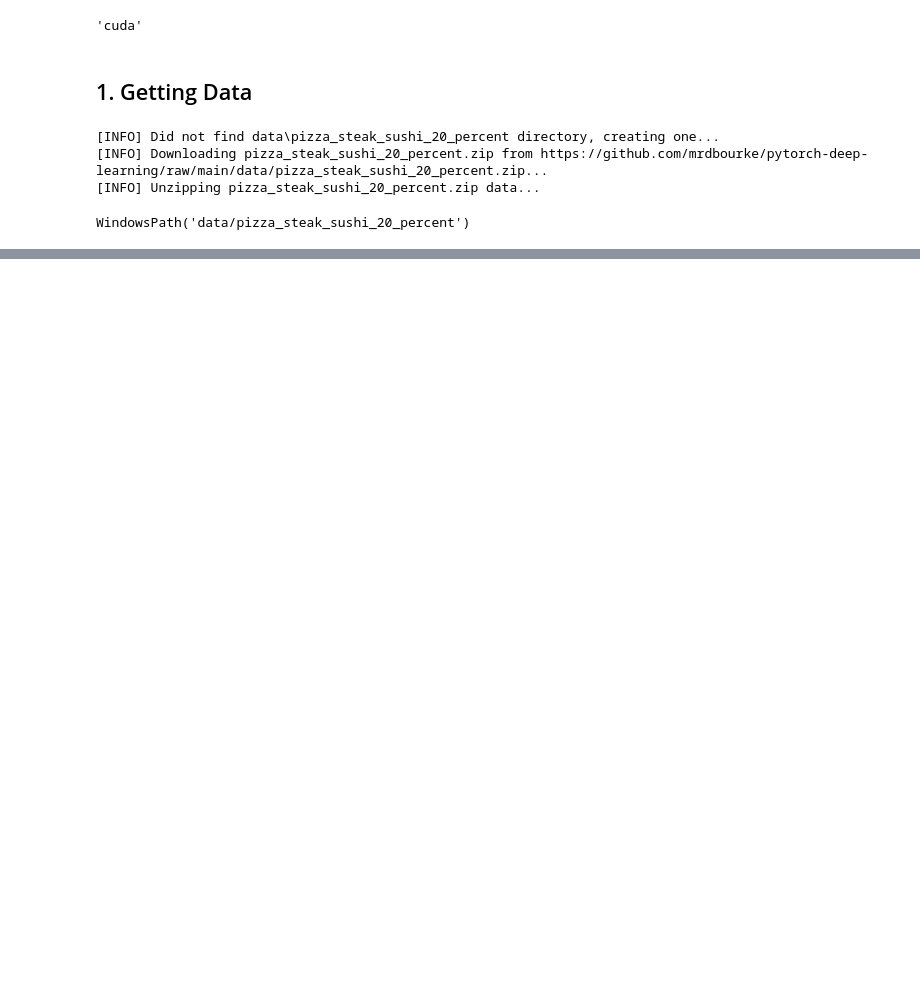
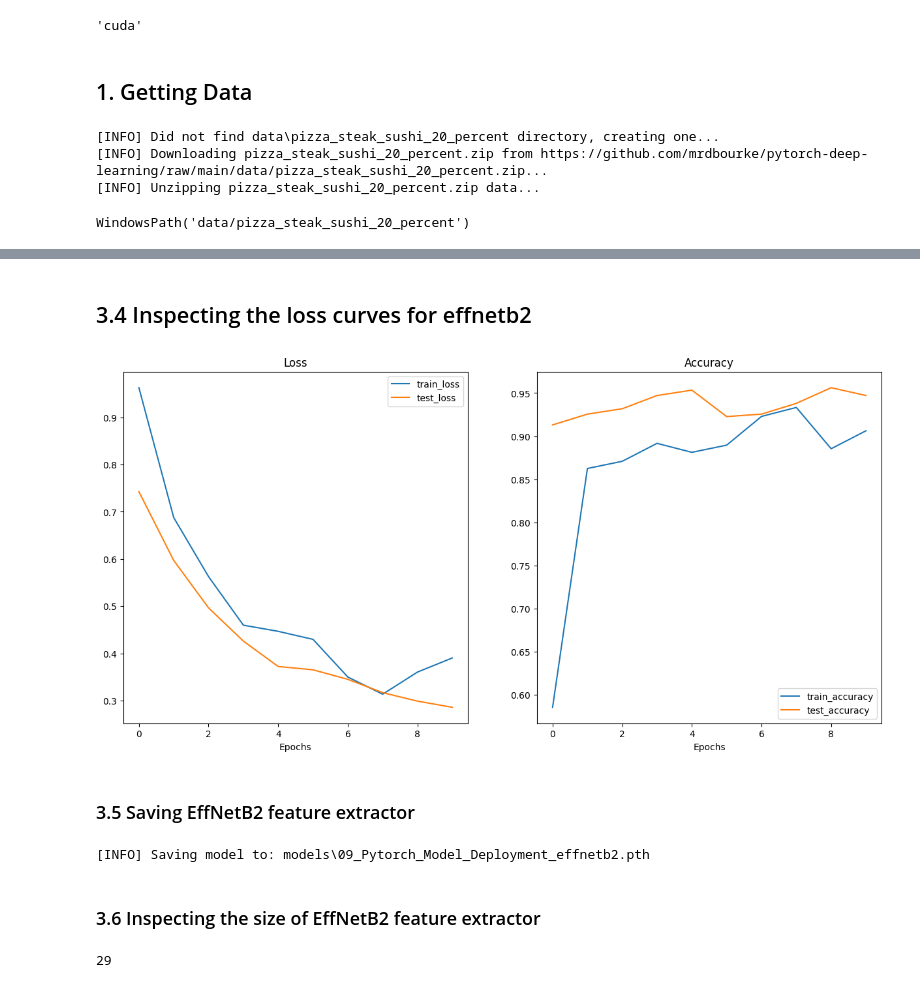
Before and after one commit to Adarsh0047/PyTorch-ZTM, a Jupyter notebook: 9. Model Deployment/09_Pytorch_Model_Deployment.ipynb, the cells around one changed output, grey strips where cells are left out. Drawn from its saved outputs; the diff is of its cells as text; code cells hidden in the pictures; blank space fills up the shorter version.

Commit message:
added effnetb2 training

```diff
--- a/9. Model Deployment/09_Pytorch_Model_Deployment.ipynb
+++ b/9. Model Deployment/09_Pytorch_Model_Deployment.ipynb
@@ -87,0 +171,18 @@ test_dir = data_20_percent_path / "test"
+# %%
+def create_effnet_b2(num_classes: int = 3):
+    effnetb2_weights = torchvision.models.EfficientNet_B2_Weights.DEFAULT
+
+    effnetb2_transforms = effnetb2_weights.transforms()
+
+    effnetb2 = torchvision.models.efficientnet_b2(weights=effnetb2_weights)
+
+    for param in effnetb2.parameters():
+        param.requires_grad = False
+
+    effnetb2.classifier = nn.Sequential(
+        nn.Dropout(p=0.3, inplace=True),
+        nn.Linear(in_features=1408, out_features=num_classes, bias=True)
+    )
+    return effnetb2, effnetb2_transforms
+# %%
+effnetb2, effnetb2_transforms = create_effnet_b2(num_classes=3)
@@ -87,0 +218,7 @@ test_dir = data_20_percent_path / "test"
+# %%
+# Setup DataLoaders
+from going_modular.going_modular import data_setup
+train_dataloader_effnetb2, test_dataloader_effnetb2, class_names = data_setup.create_dataloaders(train_dir=train_dir,
+                                                                                                 test_dir=test_dir,
+                                                                                                 transform=effnetb2_transforms,
+                                                                                                 batch_size=32)
@@ -87,0 +227,15 @@ test_dir = data_20_percent_path / "test"
+# %%
+from going_modular.going_modular import engine
+
+loss_fn = torch.nn.CrossEntropyLoss()
+
+optimizer = torch.optim.Adam(params=effnetb2.parameters(),
+                             lr=1e-3)
+
+effnetb2_results = engine.train(model=effnetb2,
+                                train_dataloader=train_dataloader_effnetb2,
+                                test_dataloader=test_dataloader_effnetb2,
+                                optimizer=optimizer,
+                                loss_fn=loss_fn,
+                                epochs=10,
+                                device=device)
@@ -87,0 +253,19 @@ test_dir = data_20_percent_path / "test"
+# %% [markdown]
+## 3.4 Inspecting the loss curves for effnetb2
+# %%
+from helper_functions import plot_loss_curves
+
+plot_loss_curves(effnetb2_results)
+# %% [output]
+[figure, added]
+# %% [markdown]
+### 3.5 Saving EffNetB2 feature extractor
+# %%
+from going_modular.going_modular import utils
+utils.save_model(model=effnetb2,
+                 target_dir="models",
+                 model_name="09_Pytorch_Model_Deployment_effnetb2.pth")
+# %% [output]
+[INFO] Saving model to: models\09_Pytorch_Model_Deployment_effnetb2.pth
+# %% [markdown]
+### 3.6 Inspecting the size of EffNetB2 feature extractor
@@ -87,0 +276,4 @@ test_dir = data_20_percent_path / "test"
+# %%
+pretrained_effnetb2_model_size
+# %% [output]
+29
```
Also changed, not shown: parts of 17 cells of this notebook, 1 other file.
